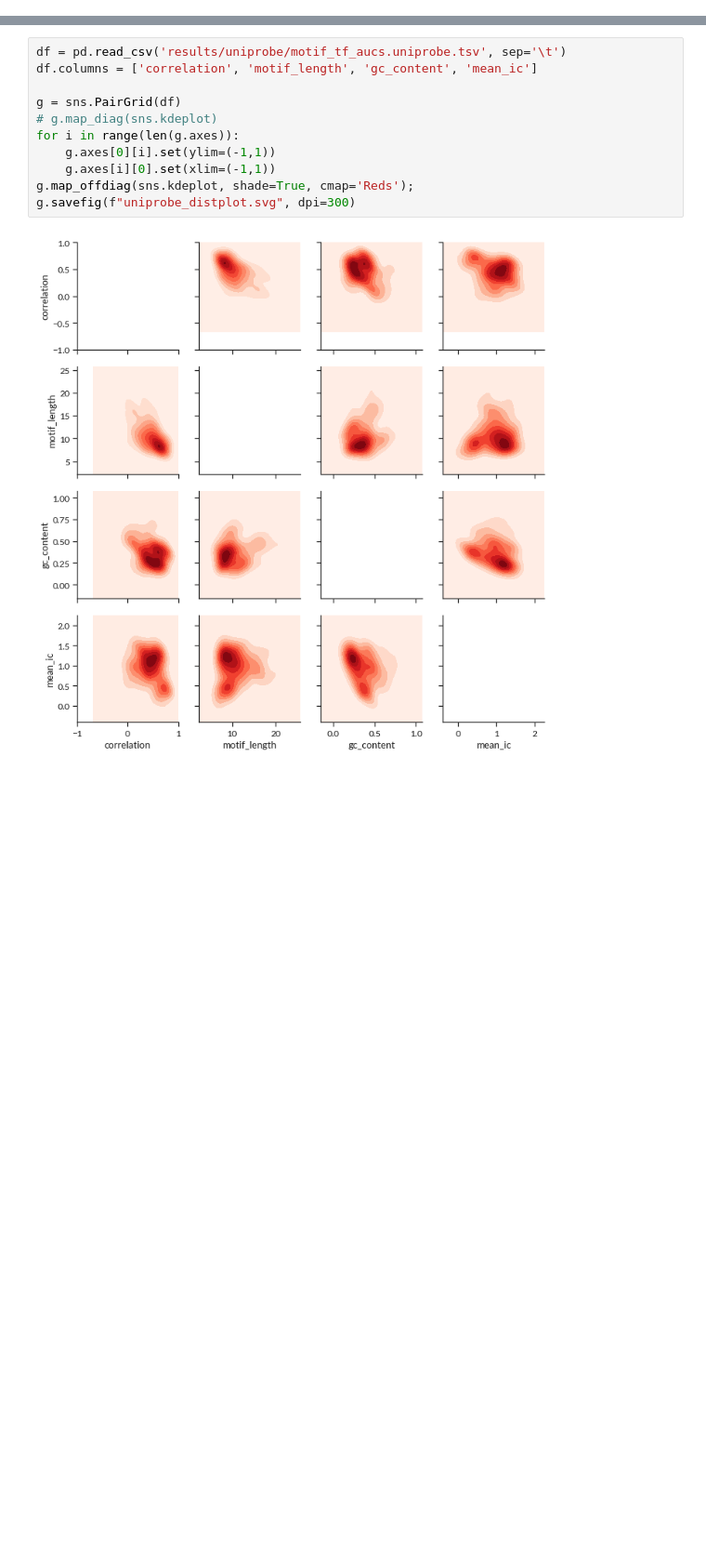
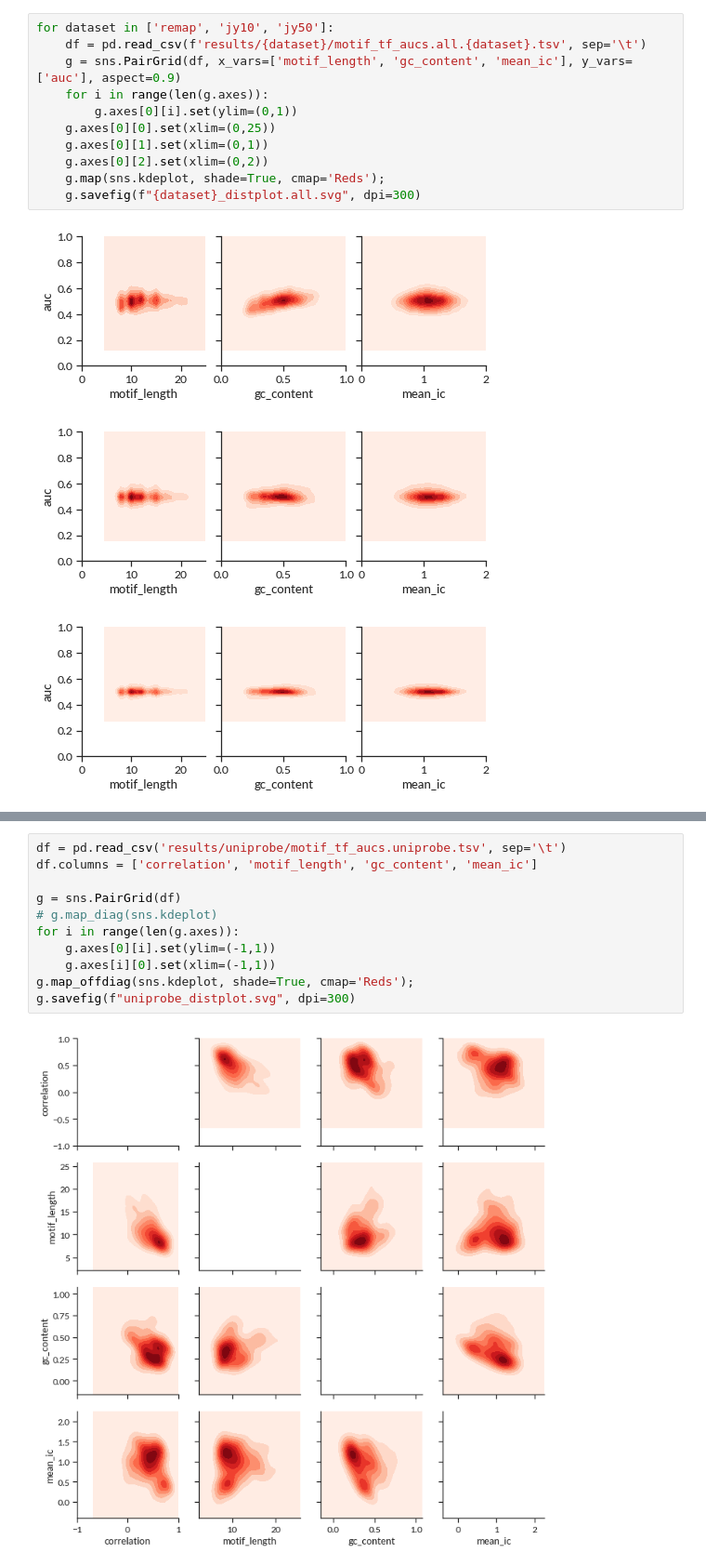
Before and after one commit to autosome-ru/motif_benchmarking_paper, a Jupyter notebook: Plots.ipynb, the cells around one changed output, grey strips where cells are left out. Shown at 93% size. Saved outputs shown, nothing was run; the diff lists cells and outputs as text; blank space fills up the shorter version.

Commit message:
refine S6-plot generation (correlation between auc and motif features such as length, GC-content, information content)

```diff
--- a/Plots.ipynb
+++ b/Plots.ipynb
@@ -14,3 +19,18 @@ matplotlib.rcParams['figure.titleweight'] = 'medium'
 matplotlib.rcParams['axes.titleweight'] = 'medium'
 
 sns.set(font_scale=1.1, style="ticks", font="Lato")
+# %%
+for dataset in ['remap', 'jy10', 'jy50']:
+    df = pd.read_csv(f'results/{dataset}/motif_tf_aucs.all.{dataset}.tsv', sep='\t')
+    g = sns.PairGrid(df, x_vars=['motif_length', 'gc_content', 'mean_ic'], y_vars=['auc'], aspect=0.9)
+    for i in range(len(g.axes)):
+        g.axes[0][i].set(ylim=(0,1))
+    g.axes[0][0].set(xlim=(0,25))
+    g.axes[0][1].set(xlim=(0,1))
+    g.axes[0][2].set(xlim=(0,2))
+    g.map(sns.kdeplot, shade=True, cmap='Reds');
+    g.savefig(f"{dataset}_distplot.all.svg", dpi=300)
+# %% [output]
+[figure, added]
+[figure, added]
+[figure, added]
```
Also changed, not shown: parts of 13 cells of this notebook, 1 other file.
